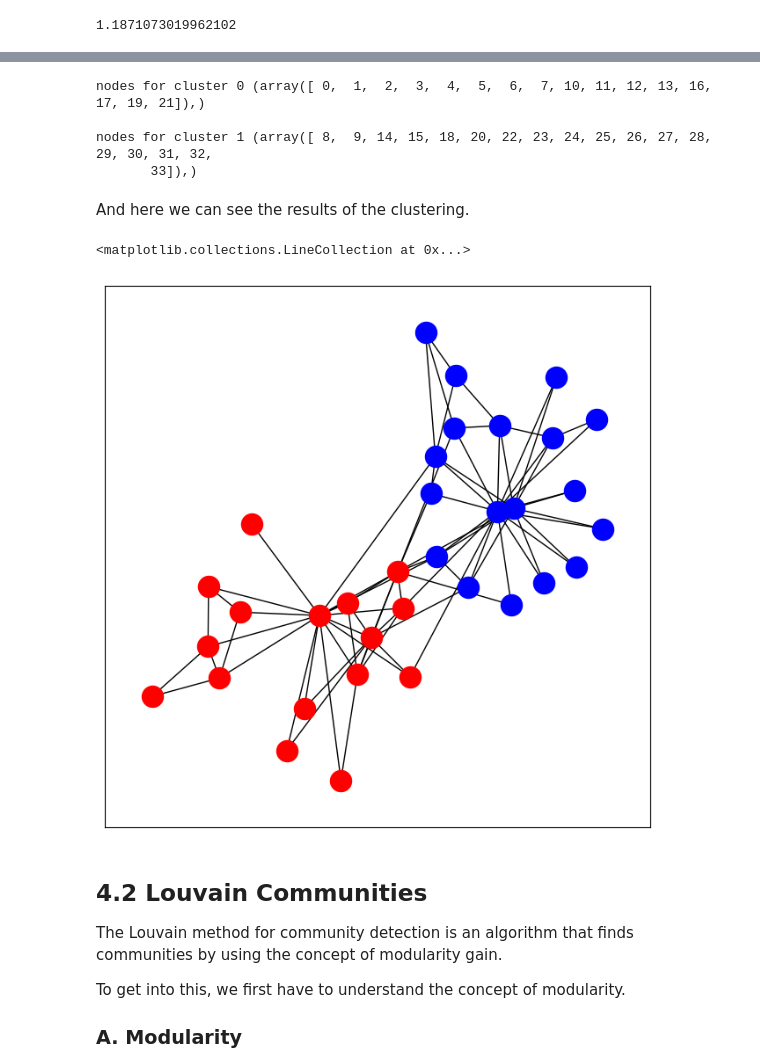
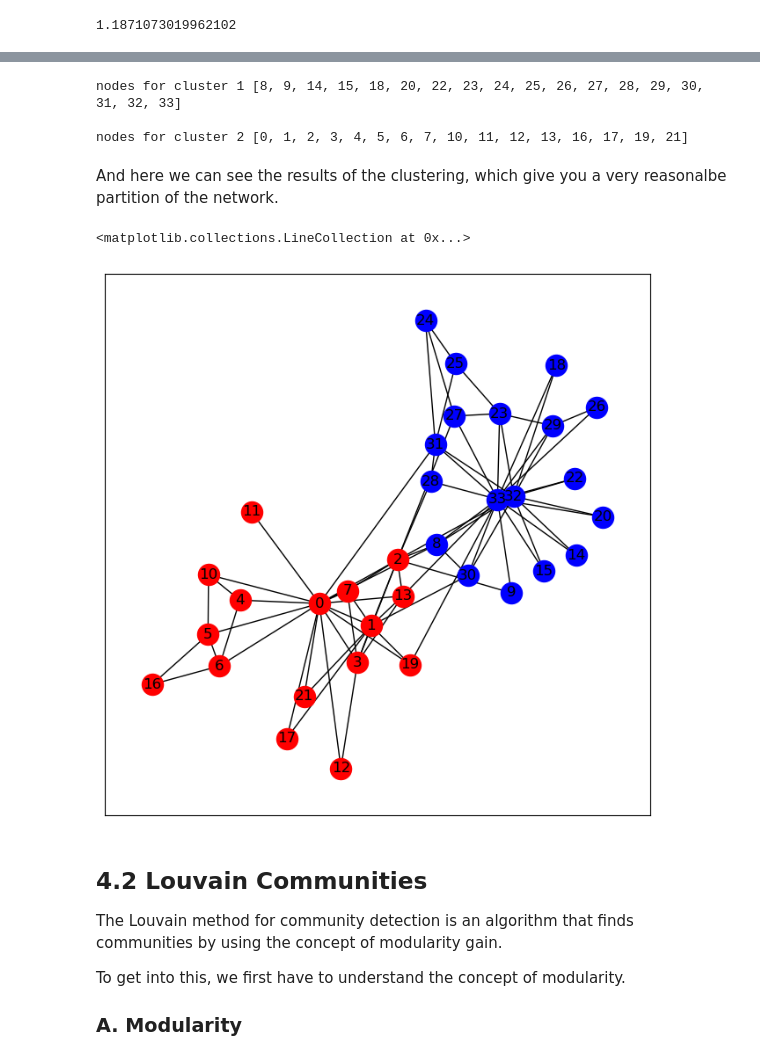
Before and after one commit to maastrichtlawtech/legalnetworkanalysis_textbook, a Jupyter notebook: Chapter_4_Communities.ipynb, the cells around one changed output, grey strips where cells are left out. Drawn from its saved outputs; the diff is of its cells as text; code cells hidden in the pictures.

Commit message:
Fixes and improvement of section on spectral clustering More guidance with numpy, corrected wrong indexes, added inspection / plot of the eigenvector for intuition

```diff
--- a/Chapter_4_Communities.ipynb
+++ b/Chapter_4_Communities.ipynb
@@ -179,0 +212,5 @@ Having this, we can cluster them using KMeans. In our case, we select two cluste
+# %%
+print(X.shape)
+# the -1 here says "give me as many rows as necessary", the 1 says "and just one column"
+X = X.reshape(-1,1)
+print(X.shape)
@@ -180,26 +250,29 @@ Having this, we can cluster them using KMeans. In our case, we select two cluste
 # %%
+X.reshape(1,-1)
 from sklearn.cluster import KMeans
 km = KMeans(2)
-results = km.fit_predict(X)
-for i in range(0,2):
-    print(f"nodes for cluster {i}", np.where(results == i),"\n")
+results = list(km.fit_predict(X))
+
+nodes_cluster_1 = [x[0] for x in enumerate(results) if x[1]==0]
+print("nodes for cluster 1", nodes_cluster_1,"\n")
+nodes_cluster_2 = [x[0] for x in enumerate(results) if x[1]==1]
+print("nodes for cluster 2", nodes_cluster_2,"\n")
 # %% [output]
-nodes for cluster 0 (array([ 0,  1,  2,  3,  4,  5,  6,  7, 10, 11, 12, 13, 16, 17, 19, 21]),)
+nodes for cluster 1 [8, 9, 14, 15, 18, 20, 22, 23, 24, 25, 26, 27, 28, 29, 30, 31, 32, 33]
 
-nodes for cluster 1 (array([ 8,  9, 14, 15, 18, 20, 22, 23, 24, 25, 26, 27, 28, 29, 30, 31, 32,
-       33]),)
+nodes for cluster 2 [0, 1, 2, 3, 4, 5, 6, 7, 10, 11, 12, 13, 16, 17, 19, 21]
 # %% [markdown]
-And here we can see the results of the clustering.
+And here we can see the results of the clustering, which give you a very reasonalbe partition of the network.
 # %%
 plt.figure(figsize=(8,8))
 pos = nx.spring_layout(g_karate, seed =123)
-nx.draw_networkx_nodes(g_karate, pos=pos, nodelist=[ 8,  9, 14, 15, 18, 20, 22, 23, 24, 25, 26, 27, 28, 29, 30, 31, 32,
-       33], node_color="blue")
-nx.draw_networkx_nodes(g_karate, pos=pos, nodelist=[0,  1,  2,  3,  4,  5,  6,  7, 10, 11, 12, 13, 16, 17, 19, 21], node_color="red")
+nx.draw_networkx_nodes(g_karate, pos=pos, nodelist=list(nodes_cluster_1), node_color="blue")
+nx.draw_networkx_nodes(g_karate, pos=pos, nodelist=list(nodes_cluster_2), node_color="red")
+nx.draw_networkx_labels(g_karate, pos=pos)
 nx.draw_networkx_edges(g_karate, pos=pos)
 # %% [output]
 <matplotlib.collections.LineCollection at 0x...>
-[figure, old version]
+[figure, new version]
 # %% [markdown]
 ## 4.2 Louvain Communities
 
```
Also changed, not shown: parts of 20 cells of this notebook.
